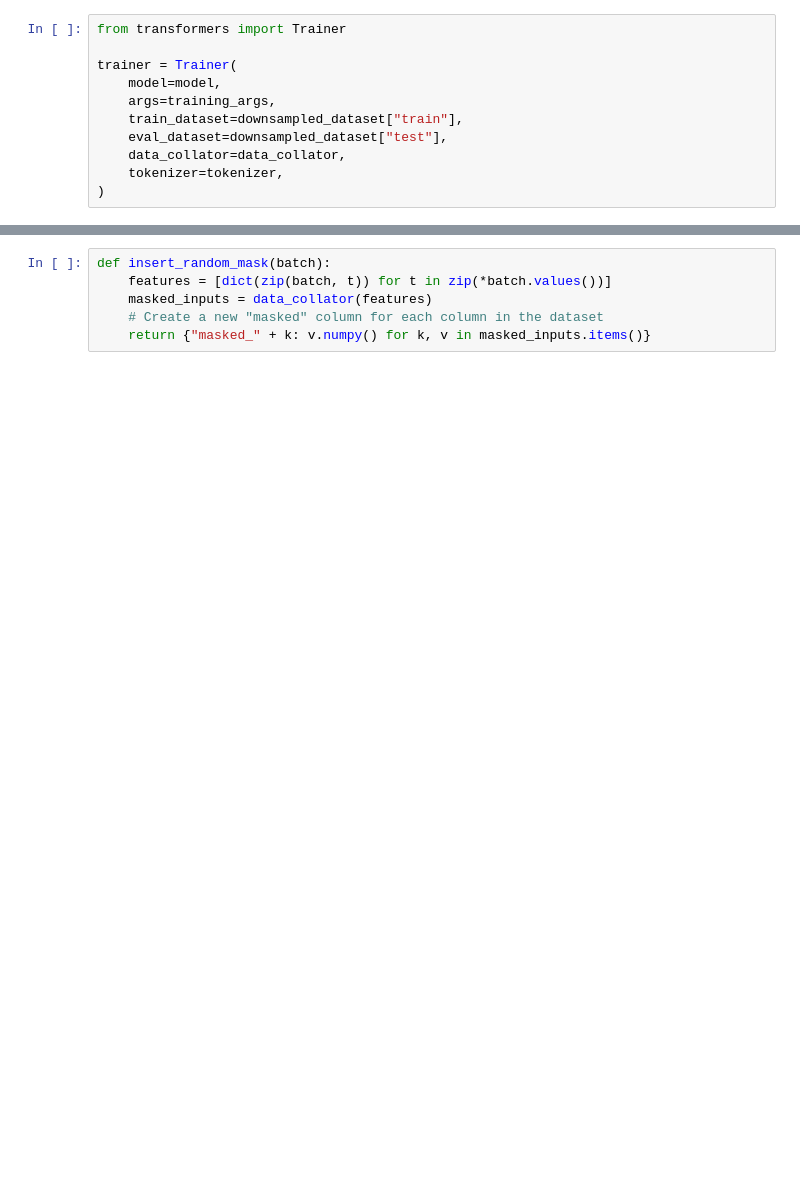
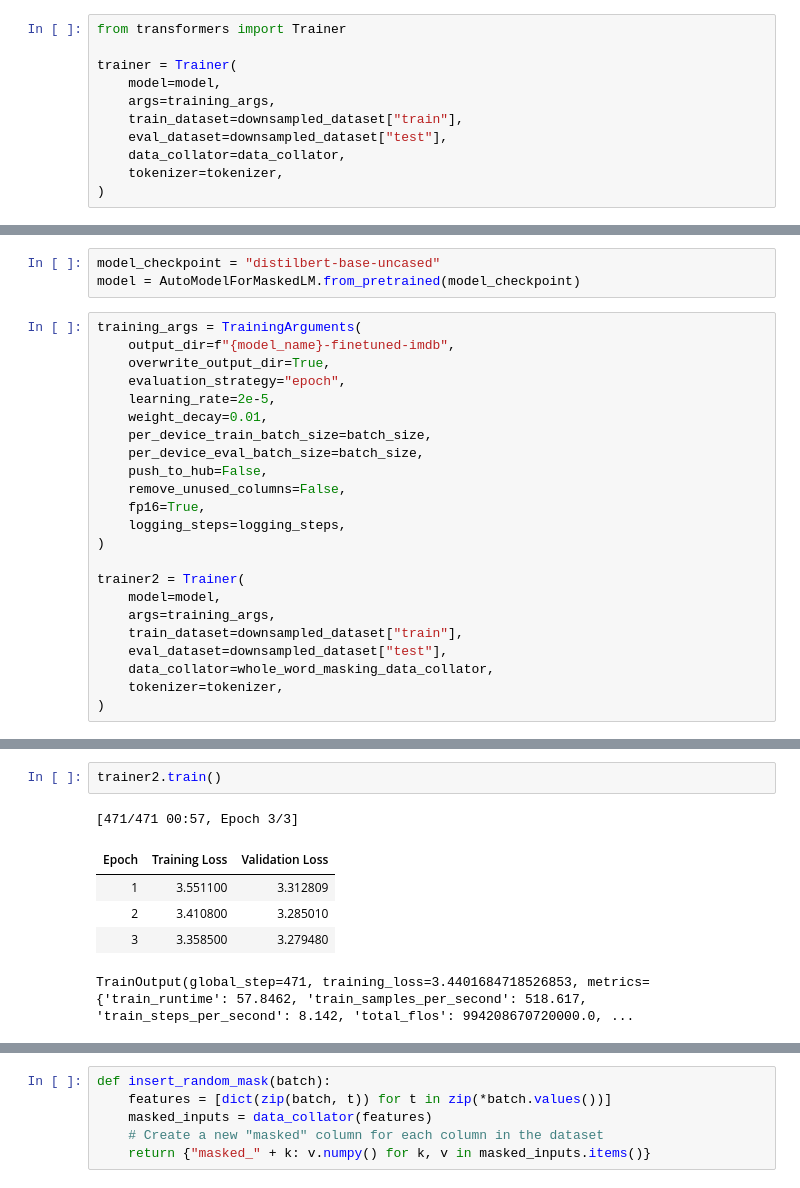
Before and after one commit to guyk1971/notebooks, a Jupyter notebook: course/chapter7/section3_pt.ipynb, the cells around one changed output, grey strips where cells are left out. Saved outputs shown, nothing was run; the diff lists cells and outputs as text; blank space fills up the shorter version.

```diff
--- a/course/chapter7/section3_pt.ipynb
+++ b/course/chapter7/section3_pt.ipynb
@@ -360,0 +472,26 @@ trainer.push_to_hub()
+# %%
+model_checkpoint = "distilbert-base-uncased"
+model = AutoModelForMaskedLM.from_pretrained(model_checkpoint)
+# %%
+training_args = TrainingArguments(
+    output_dir=f"{model_name}-finetuned-imdb",
+    overwrite_output_dir=True,
+    evaluation_strategy="epoch",
+    learning_rate=2e-5,
+    weight_decay=0.01,
+    per_device_train_batch_size=batch_size,
+    per_device_eval_batch_size=batch_size,
+    push_to_hub=False,
+    remove_unused_columns=False,
+    fp16=True,
+    logging_steps=logging_steps,
+)
+
+trainer2 = Trainer(
+    model=model,
+    args=training_args,
+    train_dataset=downsampled_dataset["train"],
+    eval_dataset=downsampled_dataset["test"],
+    data_collator=whole_word_masking_data_collator,
+    tokenizer=tokenizer,
+)
@@ -360,0 +504,9 @@ trainer.push_to_hub()
+# %%
+trainer2.train()
+# %% [output]
+[471/471 00:57, Epoch 3/3]
+| Epoch | Training Loss | Validation Loss |
+| 1 | 3.551100 | 3.312809 |
+| 2 | 3.410800 | 3.285010 |
+| 3 | 3.358500 | 3.279480 |
+TrainOutput(global_step=471, training_loss=3.4401684718526853, metrics={'train_runtime': 57.8462, 'train_samples_per_second': 518.617, 'train_steps_per_second': 8.142, 'total_flos': 994208670720000.0, ...
```
Also changed, not shown: parts of 57 cells of this notebook, 4 other files.
